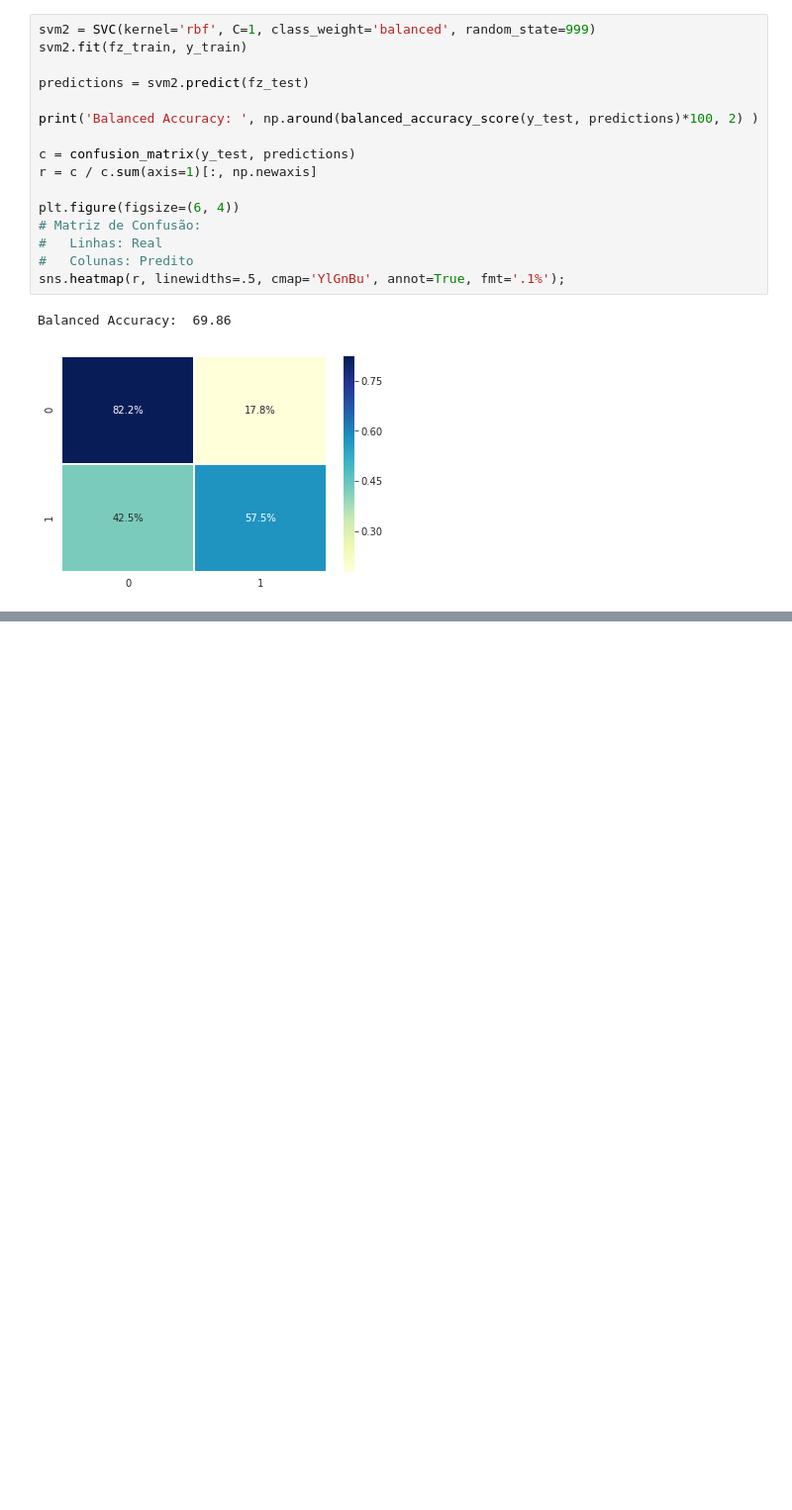
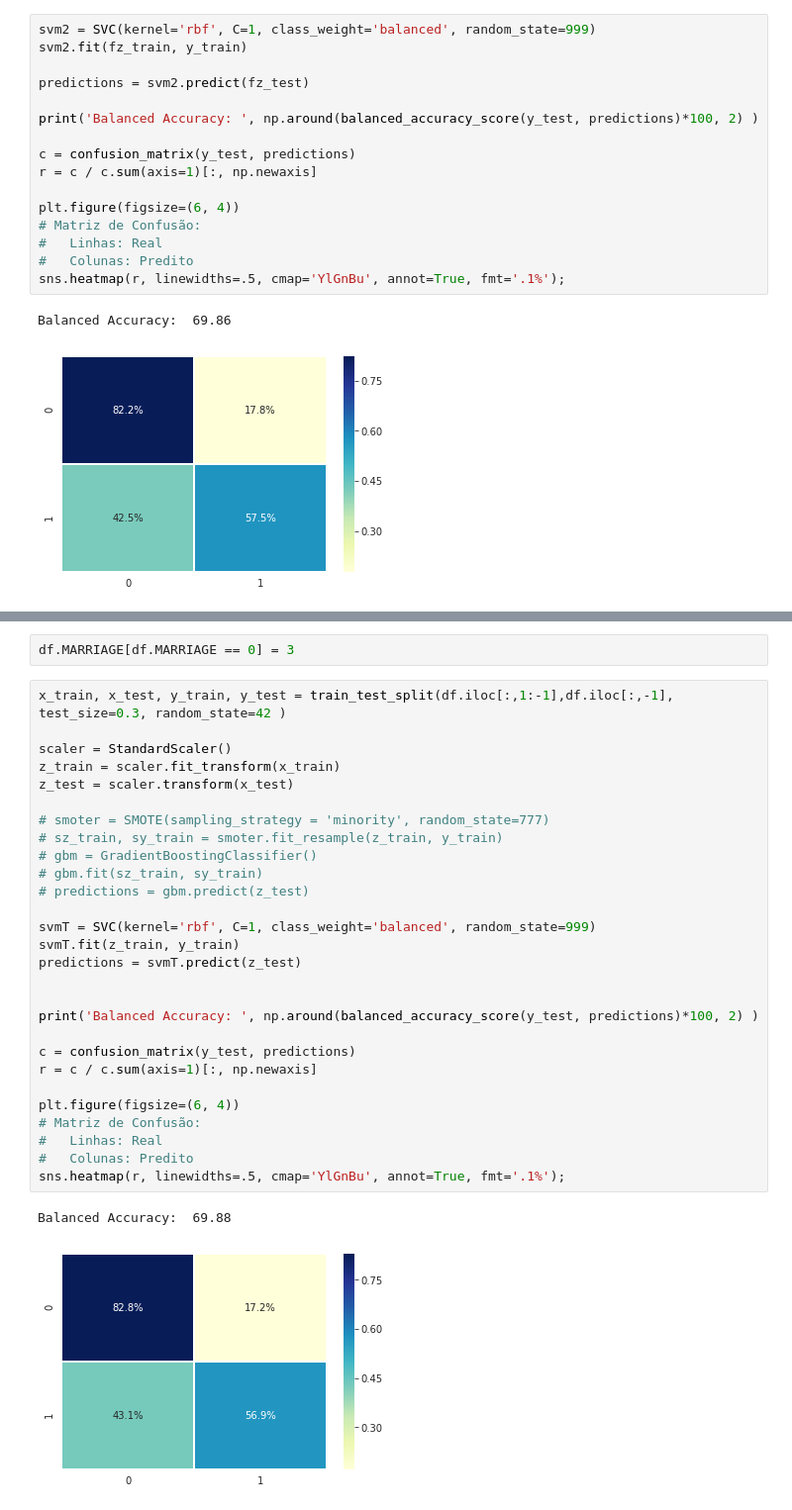
Before and after one commit to tmiessa/mdc-defaultcredit, a Jupyter notebook: mdc_defaultcredit.ipynb, the cells around one changed output, grey strips where cells are left out. Shown at 99% size. Drawn from its saved outputs; the diff is of its cells as text; blank space fills up the shorter version.

```diff
--- a/mdc_defaultcredit.ipynb
+++ b/mdc_defaultcredit.ipynb
@@ -358,0 +461,33 @@ Balanced Accuracy:  69.86
+# %%
+df.MARRIAGE[df.MARRIAGE == 0] = 3
+# %%
+x_train, x_test, y_train, y_test = train_test_split(df.iloc[:,1:-1],df.iloc[:,-1], test_size=0.3, random_state=42 )
+
+scaler = StandardScaler()
+z_train = scaler.fit_transform(x_train)
+z_test = scaler.transform(x_test)
+
+# smoter = SMOTE(sampling_strategy = 'minority', random_state=777)
+# sz_train, sy_train = smoter.fit_resample(z_train, y_train)
+# gbm = GradientBoostingClassifier()
+# gbm.fit(sz_train, sy_train)
+# predictions = gbm.predict(z_test)
+
+svmT = SVC(kernel='rbf', C=1, class_weight='balanced', random_state=999)
+svmT.fit(z_train, y_train)
+predictions = svmT.predict(z_test)
+
+
+print('Balanced Accuracy: ', np.around(balanced_accuracy_score(y_test, predictions)*100, 2) )
+
+c = confusion_matrix(y_test, predictions)
+r = c / c.sum(axis=1)[:, np.newaxis]
+
+plt.figure(figsize=(6, 4))
+# Matriz de Confusão:
+# 	Linhas: Real
+# 	Colunas: Predito
+sns.heatmap(r, linewidths=.5, cmap='YlGnBu', annot=True, fmt='.1%');
+# %% [output]
+Balanced Accuracy:  69.88
+[figure, added]
```
Also changed, not shown: parts of 24 cells of this notebook.
